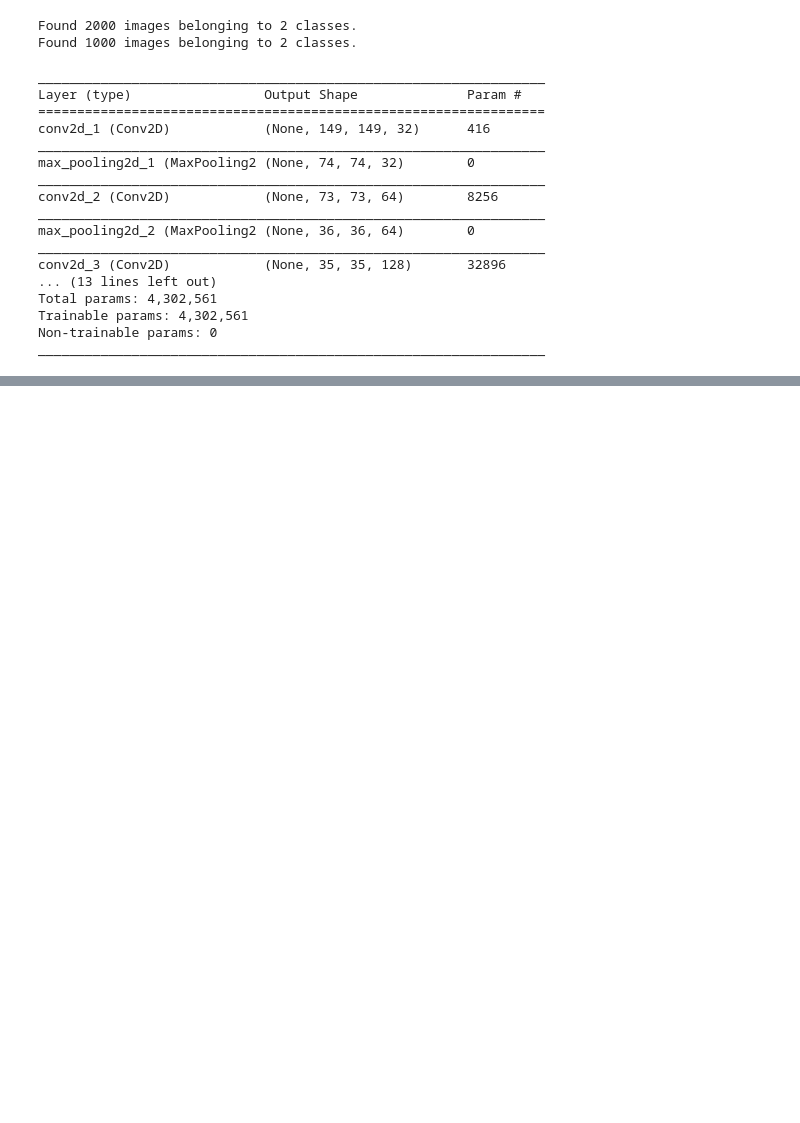
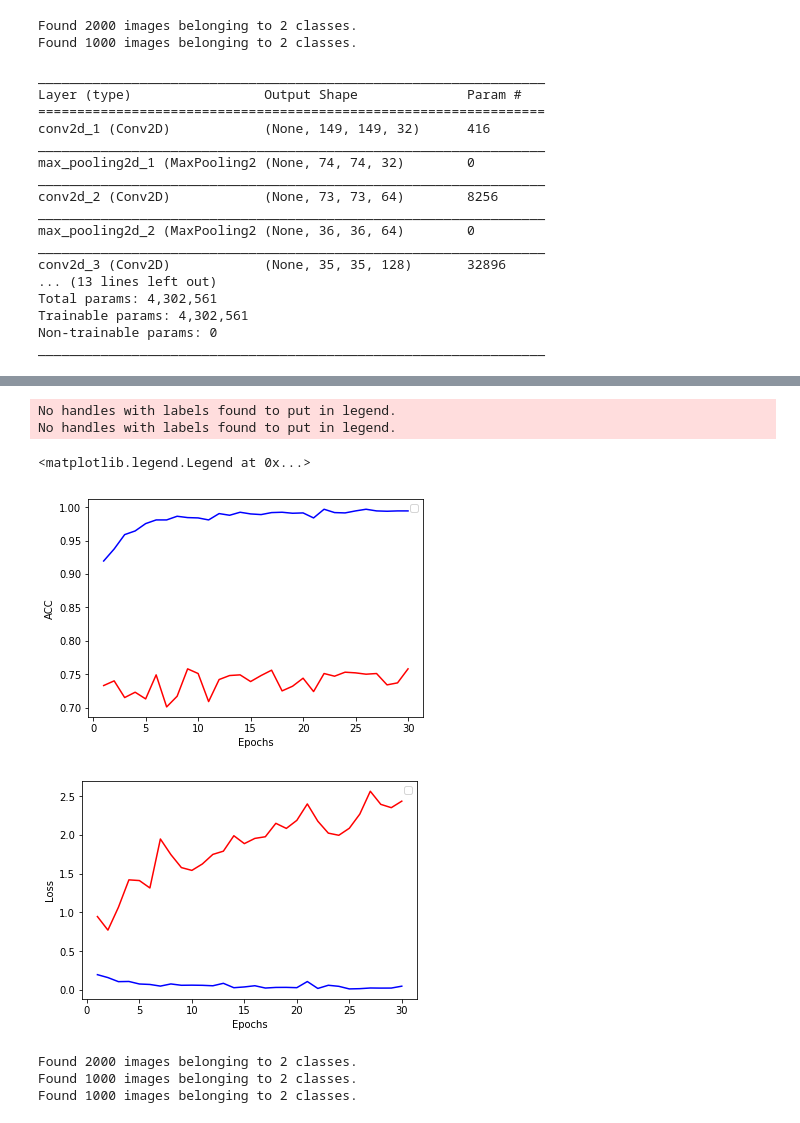
Before and after one commit to ghostviper/python-and-deeplearning, a Jupyter notebook: kaggle_dogs_and_cats_nn_cls.ipynb, the cells around one changed output, grey strips where cells are left out. Cells and saved outputs as stored; diff of their text form; code cells hidden in the pictures; blank space fills up the shorter version.

```diff
--- a/kaggle_dogs_and_cats_nn_cls.ipynb
+++ b/kaggle_dogs_and_cats_nn_cls.ipynb
@@ -181,0 +79,2 @@ len(kmeans.labels_
+# %%
+history = model.fit_generator(train_generator, steps_per_epoch=100, epochs=5, validation_data=validation_generator, validation_steps=1)
@@ -181,0 +92,7 @@ len(kmeans.labels_
+# %%
+train_generator = train_datagen.flow_from_directory(
+    train_dir,
+    target_size=(150, 150),
+    batch_size=20,
+    class_mode='binary'
+)
@@ -181,0 +109,7 @@ len(kmeans.labels_
+# %%
+validation_generator = validation_datagen.flow_from_directory(
+    validation_dir,
+    target_size=(150, 150),
+    batch_size=20,
+    class_mode='binary'
+)
@@ -181,0 +118,3 @@ len(kmeans.labels_
+# %%
+# 利用fit_generator对数据进行训练
+history = model.fit_generator(train_generator, steps_per_epoch=100, epochs=30, validation_data=validation_generator, validation_steps=50)
@@ -181,0 +139,24 @@ len(kmeans.labels_
+# %%
+# 尚未使用数据增强的训练结果
+epochs = [i+1 for i in range(30)]
+acc = history.history["acc"]
+val_acc = history.history["val_acc"]
+loss = history.history["loss"]
+val_loss = history.history["val_loss"]
+plt.plot(epochs, acc, color='b')
+plt.plot(epochs, val_acc, color='r')
+plt.xlabel("Epochs")
+plt.ylabel("ACC")
+plt.legend()
+plt.figure()
+plt.plot(epochs, loss, color='b')
+plt.plot(epochs, val_loss, color='r')
+plt.xlabel("Epochs")
+plt.ylabel("Loss")
+plt.legend()
+# %% [output]
+No handles with labels found to put in legend.
+No handles with labels found to put in legend.
+<matplotlib.legend.Legend at 0x...>
+[figure, added]
+[figure, added]
@@ -181,0 +183,9 @@ len(kmeans.labels_
+# %%
+# 对训练集 进行数据增强；对验证集和测试集进行值域缩放
+train_generator = train_datagen.flow_from_directory(train_dir, batch_size=32, target_size=(150, 150), class_mode='binary')
+test_generator = test_datagen.flow_from_directory(test_dir, batch_size=32, target_size=(150, 150), class_mode='binary')
+validation_generator = test_datagen.flow_from_directory(test_dir, batch_size=32, target_size=(150, 150), class_mode='binary')
+# %% [output]
+Found 2000 images belonging to 2 classes.
+Found 1000 images belonging to 2 classes.
+Found 1000 images belonging to 2 classes.
```
Also changed, not shown: parts of 42 cells of this notebook, 4 other files.
